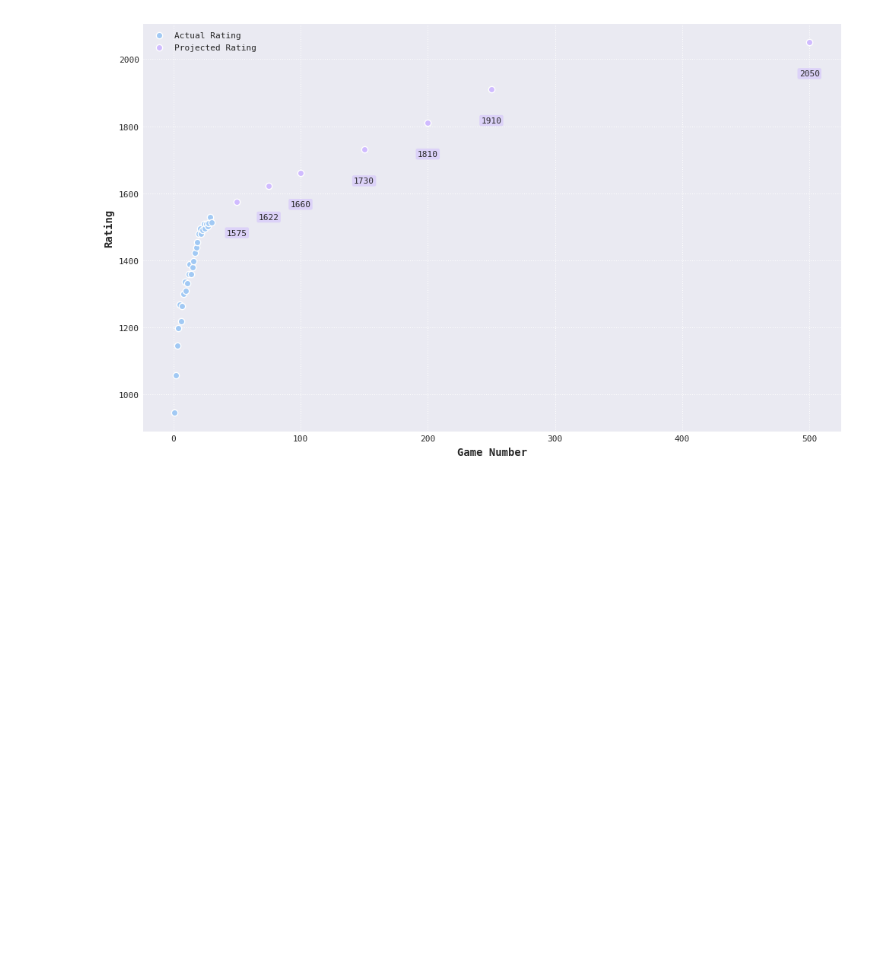
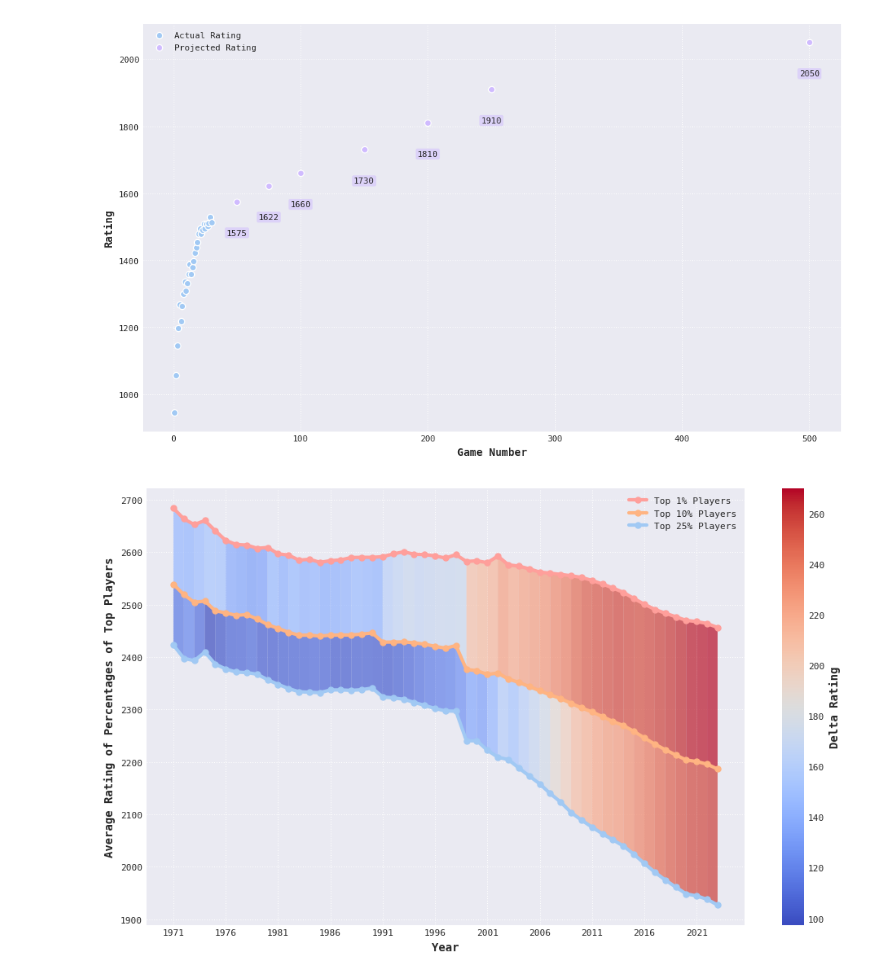
Before and after one commit to jparkington/Project-Mittens, a Jupyter notebook: Charts.ipynb, the cells around one changed output. Drawn from its saved outputs; the diff is of its cells as text; code cells hidden in the pictures; blank space fills up the shorter version.

```diff
--- a/Charts.ipynb
+++ b/Charts.ipynb
@@ -370,3 +396,91 @@ plt.legend(loc = 'best')
 plt.tight_layout()
 # %% [output]
 [figure]
+# %%
+'''
+Average FIDE Rating by Year of Each Year's Top N% Players
+Plots the average rating by year for each year's top N% players by rating
+using a line graph with color coding based on rating deltas.
+'''
+
+# Define the percentages to plot
+p1 = 1
+p2 = 10
+p3 = 25
+
+# Calculate the average rating by year for each year's top N% players
+def top_percentage(group, percentage):
+    top_n = int(len(group) * (percentage / 100))
+    return group.nlargest(top_n, 'Rating')
+
+def remove_top_players(group, top_players_list):
+    for top_players in top_players_list:
+        group = group[~group['Player'].isin(top_players['Player'])]
+    return group
+
+top_1 = fide_ratings.groupby('Year').apply(lambda x: top_percentage(x, p1)).reset_index(drop = True)
+top_2 = fide_ratings.groupby('Year').apply(lambda x: remove_top_players(x, [top_1])).reset_index(drop = True) \
+                    .groupby('Year').apply(lambda x: top_percentage(x, p2)).reset_index(drop = True)
+top_3 = fide_ratings.groupby('Year').apply(lambda x: remove_top_players(x, [top_1, top_2])).reset_index(drop = True) \
+                    .groupby('Year').apply(lambda x: top_percentage(x, p3)).reset_index(drop = True)
+
+average_top_1 = top_1.groupby('Year')['Rating'].mean().reset_index()
+average_top_2 = top_2.groupby('Year')['Rating'].mean().reset_index()
+average_top_3 = top_3.groupby('Year')['Rating'].mean().reset_index()
+
+# Find the deltas between the average ratings of top N% players
+average_top_1['Delta'] = average_top_1['Rating'] - average_top_2['Rating']
+average_top_2['Delta'] = average_top_2['Rating'] - average_top_3['Rating']
+
+# Normalize the deltas to the range [0, 1] for colormap scaling
+min_delta = min(average_top_1['Delta'].min(), average_top_2['Delta'].min())
+max_delta = max(average_top_1['Delta'].max(), average_top_2['Delta'].max())
+norm = Normalize(min_delta, max_delta)
+
+average_top_1['Normalized'] = norm(average_top_1['Delta'])
+average_top_2['Normalized'] = norm(average_top_2['Delta'])
+
+# Load the custom plot
+plt, ax, colors = load_plot()
+
+# Create the lines
+ax.plot(average_top_1['Year'], average_top_1['Rating'], label=f'Top {p1}% Players', color=colors[3], marker='o', markersize=5, linewidth=3)
+ax.plot(average_top_2['Year'], average_top_2['Rating'], label=f'Top {p2}% Players', color=colors[1], marker='o', markersize=5, linewidth=3)
+ax.plot(average_top_3['Year'], average_top_3['Rating'], label=f'Top {p3}% Players', color=colors[0], marker='o', markersize=5, linewidth=3)
+
+# Fill the area between top_1 and top_2 with color based on the delta
+cmap = plt.get_cmap('coolwarm')
+for i in range(len(average_top_1) - 1):
+    ax.fill_between(
+        average_top_1['Year'][i:i+2],
+        average_top_1['Rating'][i:i+2],
+        average_top_2['Rating'][i:i+2],
+        facecolor = cmap(average_top_1['Normalized'][i]),
+        alpha = 0.7)
+
+# Fill the area between top_2 and top_3 with color based on the delta
+for i in range(len(average_top_2) - 1):
+    ax.fill_between(
+        average_top_2['Year'][i:i+2],
+        average_top_2['Rating'][i:i+2],
+        average_top_3['Rating'][i:i+2],
+        facecolor = cmap(average_top_2['Normalized'][i]),
+        alpha = 0.7)
+
+from matplotlib.ticker import MultipleLocator
+ax.xaxis.set_major_locator(MultipleLocator(5))
+
+# Customize the plot
+ax.set_xlabel('Year')
+ax.set_ylabel(f'Average Rating of Percentages of Top Players')
+ax.legend()
+
+# Add colorbar
+sm = ScalarMappable(cmap = cmap, norm = norm)
+sm.set_array([])
+cbar = plt.colorbar(sm, ax = ax)
+cbar.set_label('Delta Rating')
+
+plt.tight_layout()
+# %% [output]
+[figure, added]
```
Also changed, not shown: parts of 2 cells of this notebook, 4 other files.
